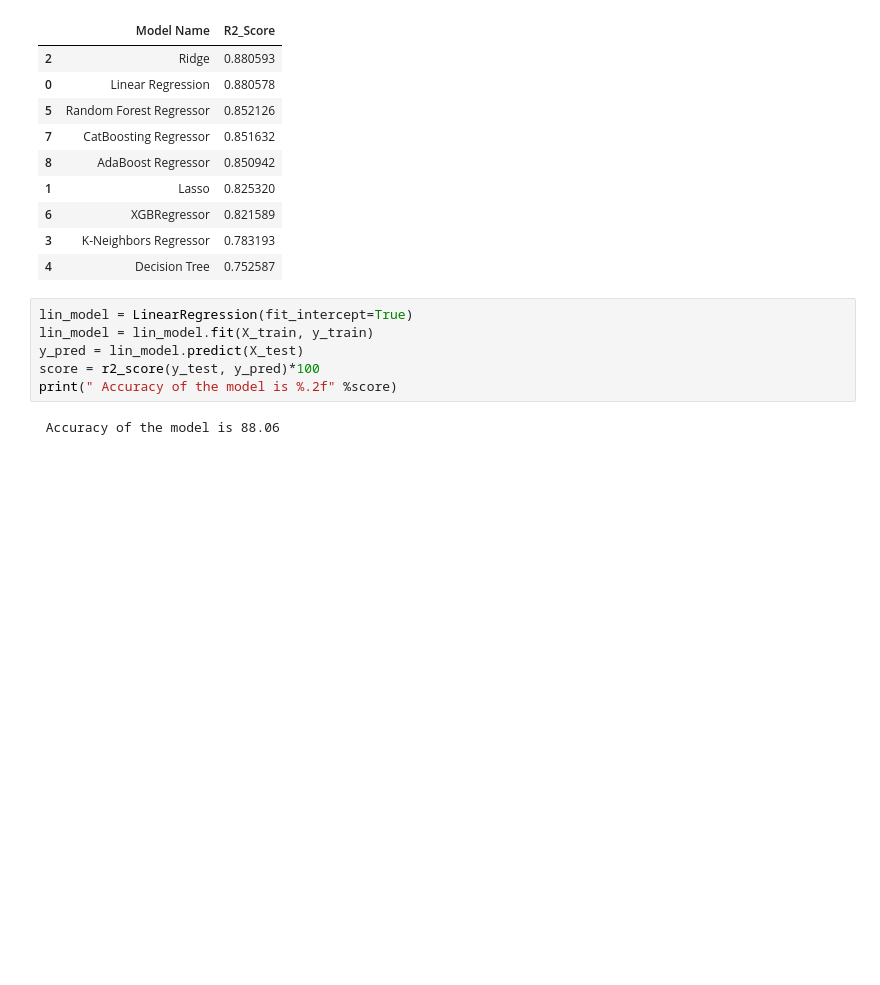
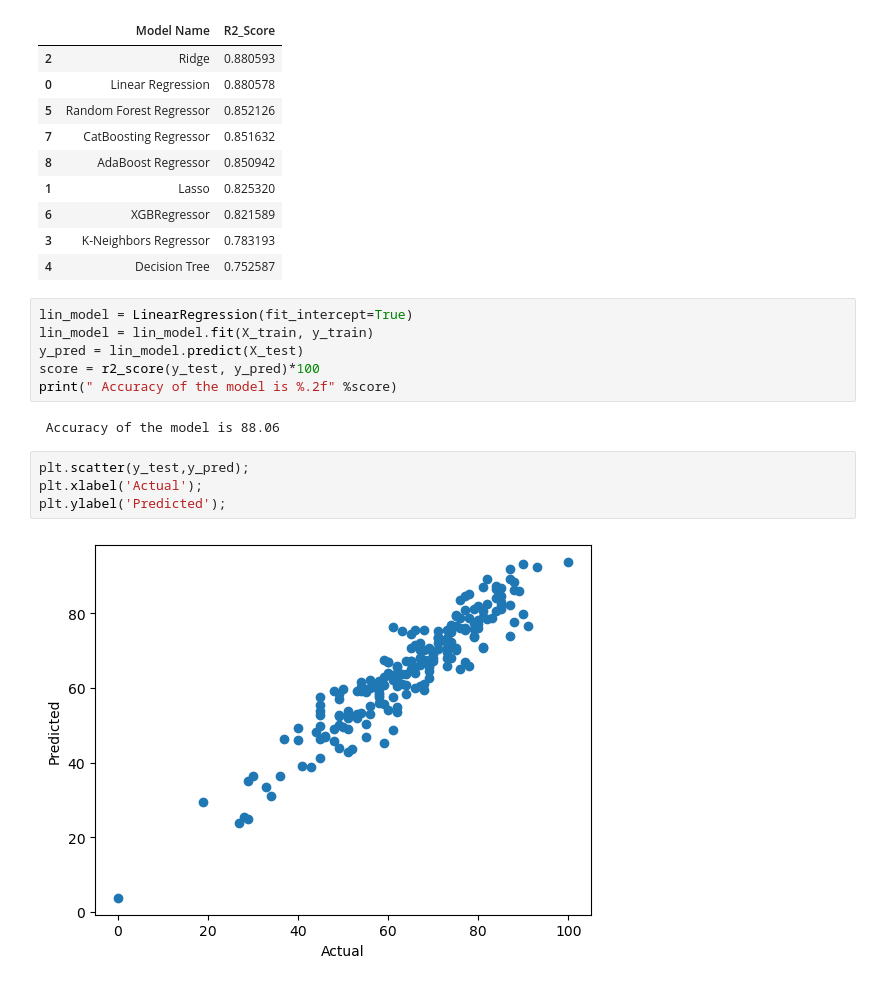
Before and after one commit to isaacayz/mlopsproject, a Jupyter notebook: notebook/Model Training.ipynb, the cells around one changed output. Drawn from its saved outputs; the diff is of its cells as text; blank space fills up the shorter version.

```diff
--- a/notebook/Model Training.ipynb
+++ b/notebook/Model Training.ipynb
@@ -168,3 +168,9 @@ score = r2_score(y_test, y_pred)*100
 print(" Accuracy of the model is %.2f" %score)
 # %% [output]
  Accuracy of the model is 88.06
+# %%
+plt.scatter(y_test,y_pred);
+plt.xlabel('Actual');
+plt.ylabel('Predicted');
+# %% [output]
+[figure, added]
```
Also changed, not shown: parts of 1 cell of this notebook, 1 other file.
